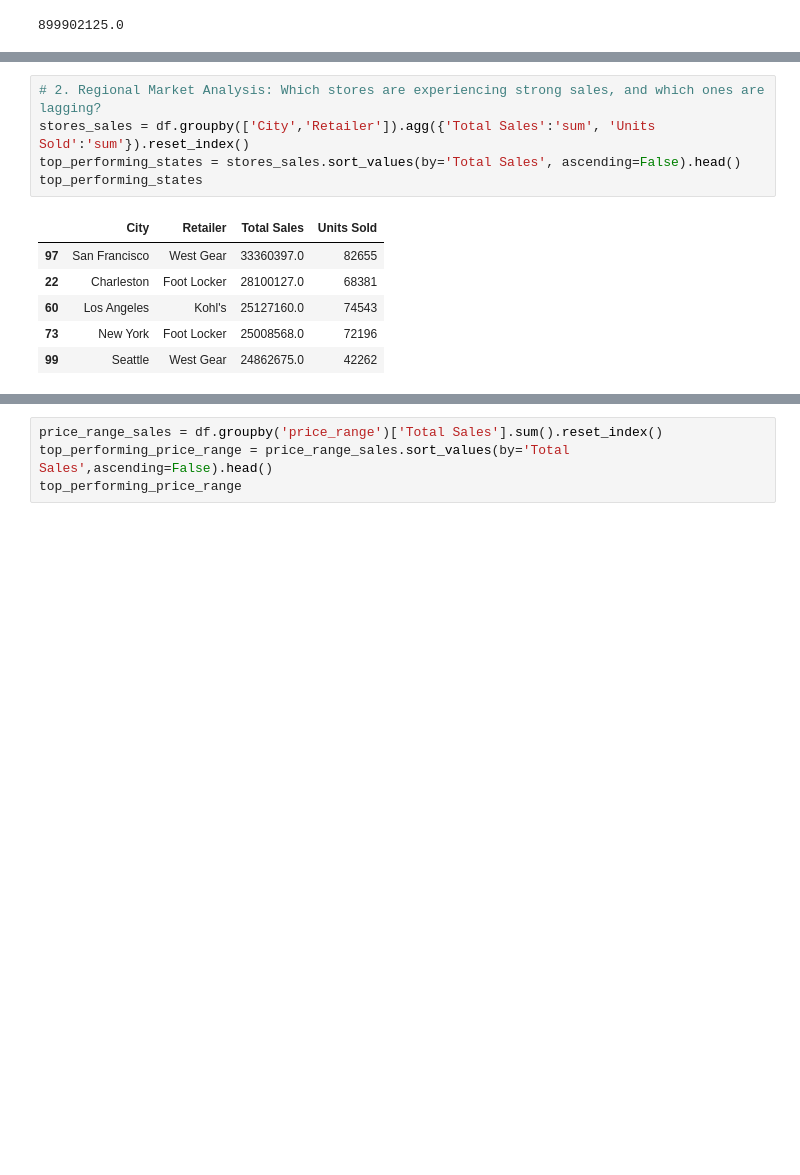
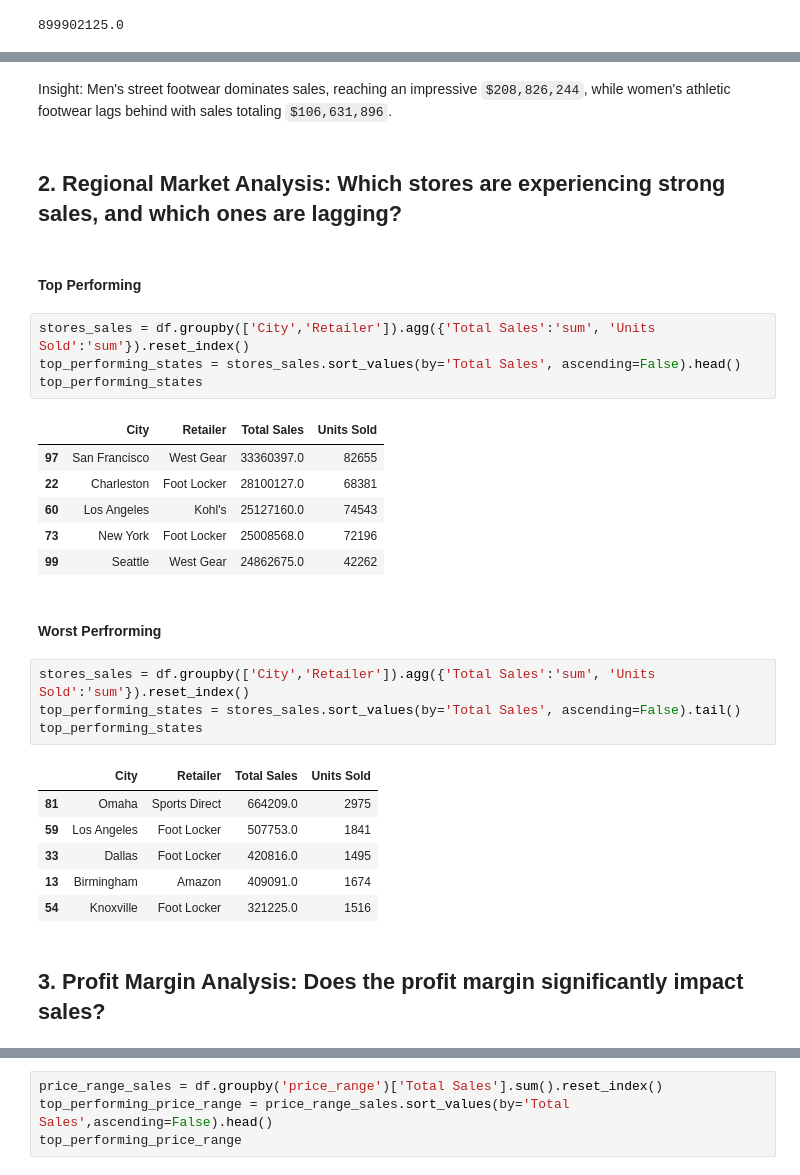
Before and after one commit to cphoenix-07/Adidas-Sales-Analysis, a Jupyter notebook: Analysis.ipynb, the cells around one changed output, grey strips where cells are left out. Cells and saved outputs as stored; diff of their text form; blank space fills up the shorter version.

```diff
--- a/Analysis.ipynb
+++ b/Analysis.ipynb
@@ -138,5 +149,10 @@ top_performing_products
+# %% [markdown]
+Insight: Men's street footwear dominates sales, reaching an impressive `$208,826,244`, while women's athletic footwear lags behind with sales totaling `$106,631,896`.
+# %% [markdown]
+## 2. Regional Market Analysis: Which stores are experiencing strong sales, and which ones are lagging?
+# %% [markdown]
+#### Top Performing
 # %%
-# 2. Regional Market Analysis: Which stores are experiencing strong sales, and which ones are lagging?
 stores_sales = df.groupby(['City','Retailer']).agg({'Total Sales':'sum', 'Units Sold':'sum'}).reset_index()
 top_performing_states = stores_sales.sort_values(by='Total Sales', ascending=False).head()
 top_performing_states
@@ -147,4 +163,19 @@ top_performing_states
 | 60 | Los Angeles | Kohl's | 25127160.0 | 74543 |
 | 73 | New York | Foot Locker | 25008568.0 | 72196 |
 | 99 | Seattle | West Gear | 24862675.0 | 42262 |
+# %% [markdown]
+#### Worst Perfrorming
+# %%
+stores_sales = df.groupby(['City','Retailer']).agg({'Total Sales':'sum', 'Units Sold':'sum'}).reset_index()
+top_performing_states = stores_sales.sort_values(by='Total Sales', ascending=False).tail()
+top_performing_states
+# %% [output]
+|  | City | Retailer | Total Sales | Units Sold |
+| 81 | Omaha | Sports Direct | 664209.0 | 2975 |
+| 59 | Los Angeles | Foot Locker | 507753.0 | 1841 |
+| 33 | Dallas | Foot Locker | 420816.0 | 1495 |
+| 13 | Birmingham | Amazon | 409091.0 | 1674 |
+| 54 | Knoxville | Foot Locker | 321225.0 | 1516 |
+# %% [markdown]
+## 3. Profit Margin Analysis: Does the profit margin significantly impact sales?
 # %%
```
Also changed, not shown: parts of 34 cells of this notebook.
